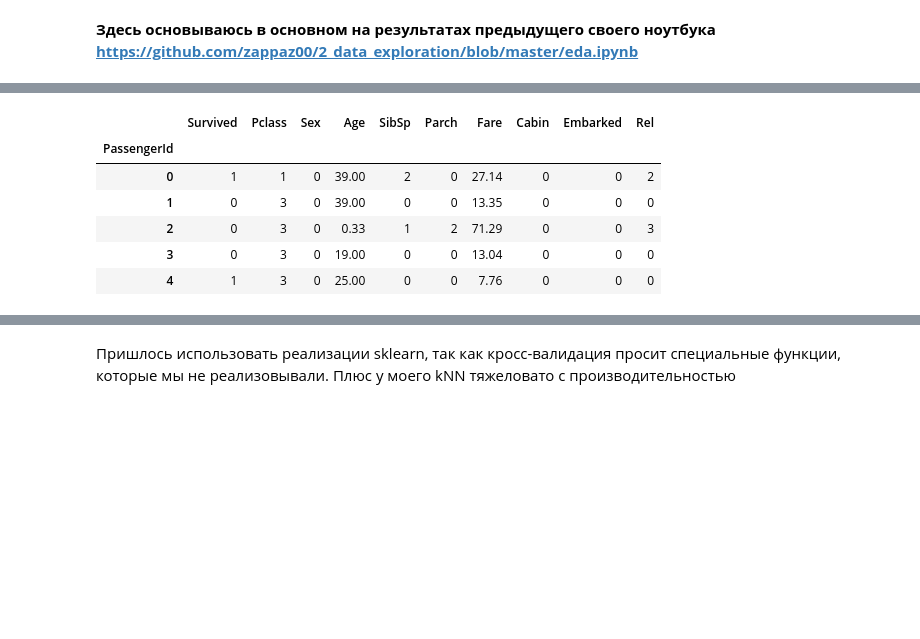
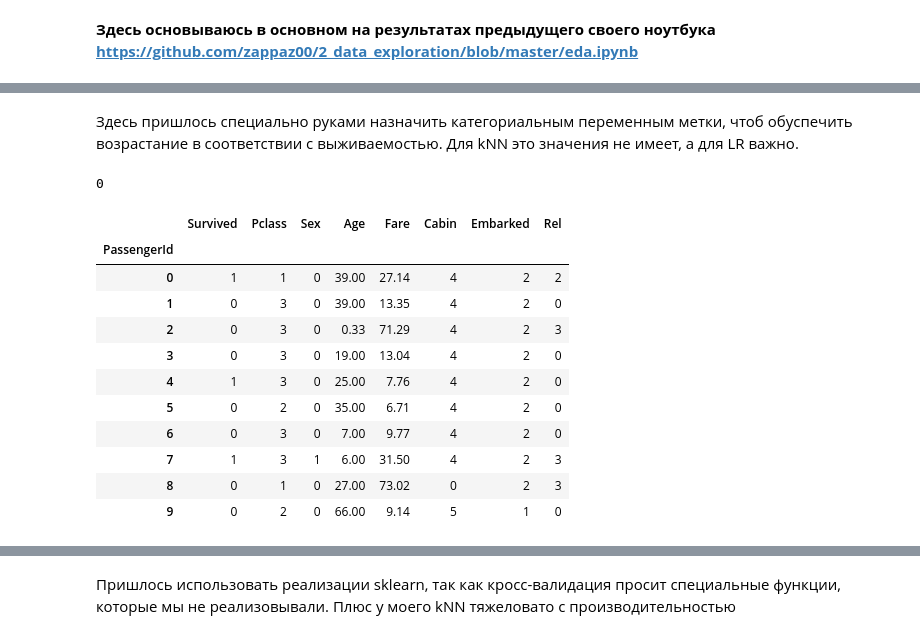
Before and after one commit to zappaz00/5_classification_linear_knn, a Jupyter notebook: hw_classification.ipynb, the cells around one changed output, grey strips where cells are left out. Cells and saved outputs as stored; diff of their text form; code cells hidden in the pictures; blank space fills up the shorter version.

```diff
--- a/hw_classification.ipynb
+++ b/hw_classification.ipynb
@@ -686,10 +686,63 @@ data_prepared.isna().sum().sum()
+# %% [markdown]
+Здесь пришлось специально руками назначить категориальным переменным метки, чтоб обуспечить возрастание в соответствии с выживаемостью. Для kNN это значения не имеет, а для LR важно.
+# %%
+cabin_value_counts = data_prepared['Cabin'].value_counts()
+embarked_value_counts = data_prepared['Embarked'].value_counts()
+
+age_median = data_prepared['Age'].median()
+fare_median = data_prepared['Fare'].median()
+# %%
+def transform_features(data_in):
+    data_out = data_in.copy()
+
+    data_out = data_out.drop(['Name', 'Ticket'], axis=1)
+    data_out['Rel'] = data_out['SibSp'] + data_out['Parch']
+    data_out = data_out.drop(['Parch', 'SibSp'], axis=1)
+
+    data_out['Age'][data_out['Age'].isna()] = age_median
+    data_out['Fare'][data_out['Fare'].isna()] = fare_median
+    data_out['Cabin'][data_out['Cabin'].isna()] = cabin_value_counts.index[cabin_value_counts.argmax()]
+    data_out['Embarked'][data_out['Embarked'].isna()] = embarked_value_counts.index[embarked_value_counts.argmax()]
+
+    data_out['Cabin'][data_out['Cabin']=='A'] = 0
+    data_out['Cabin'][data_out['Cabin']=='T'] = 1
+    data_out['Cabin'][data_out['Cabin']=='E'] = 2
+    data_out['Cabin'][data_out['Cabin']=='B'] = 3
+    data_out['Cabin'][data_out['Cabin']=='C'] = 4
+    data_out['Cabin'][data_out['Cabin']=='D'] = 5
+    data_out['Cabin'][data_out['Cabin']=='G'] = 6
+    data_out['Cabin'][data_out['Cabin']=='F'] = 7
+
+    data_out['Embarked'][data_out['Embarked']=='Q'] = 0
+    data_out['Embarked'][data_out['Embarked']=='C'] = 1
+    data_out['Embarked'][data_out['Embarked']=='S'] = 2
+
+    data_out['Sex'][data_out['Sex']=='male'] = 0
+    data_out['Sex'][data_out['Sex']=='female'] = 1
+
+    data_out['Cabin'] = data_out['Cabin'].astype(int)
+    data_out['Embarked'] = data_out['Embarked'].astype(int)
+    data_out['Sex'] = data_out['Sex'].astype(int)
+
+    return data_out
+# %%
+data_prepared = transform_features(data_prepared)
+# %%
+data_prepared.isna().sum().sum()
+# %% [output]
+0
 # %%
-data_prepared.head()
+data_prepared.head(10)
 # %% [output]
-|  | Survived | Pclass | Sex | Age | SibSp | Parch | Fare | Cabin | Embarked | Rel |
-| PassengerId |  |  |  |  |  |  |  |  |  |  |
-| 0 | 1 | 1 | 0 | 39.00 | 2 | 0 | 27.14 | 0 | 0 | 2 |
-| 1 | 0 | 3 | 0 | 39.00 | 0 | 0 | 13.35 | 0 | 0 | 0 |
-| 2 | 0 | 3 | 0 | 0.33 | 1 | 2 | 71.29 | 0 | 0 | 3 |
-| 3 | 0 | 3 | 0 | 19.00 | 0 | 0 | 13.04 | 0 | 0 | 0 |
-| 4 | 1 | 3 | 0 | 25.00 | 0 | 0 | 7.76 | 0 | 0 | 0 |
+|  | Survived | Pclass | Sex | Age | Fare | Cabin | Embarked | Rel |
+| PassengerId |  |  |  |  |  |  |  |  |
+| 0 | 1 | 1 | 0 | 39.00 | 27.14 | 4 | 2 | 2 |
+| 1 | 0 | 3 | 0 | 39.00 | 13.35 | 4 | 2 | 0 |
+| 2 | 0 | 3 | 0 | 0.33 | 71.29 | 4 | 2 | 3 |
+| 3 | 0 | 3 | 0 | 19.00 | 13.04 | 4 | 2 | 0 |
+| 4 | 1 | 3 | 0 | 25.00 | 7.76 | 4 | 2 | 0 |
+| 5 | 0 | 2 | 0 | 35.00 | 6.71 | 4 | 2 | 0 |
+| 6 | 0 | 3 | 0 | 7.00 | 9.77 | 4 | 2 | 0 |
+| 7 | 1 | 3 | 1 | 6.00 | 31.50 | 4 | 2 | 3 |
+| 8 | 0 | 1 | 0 | 27.00 | 73.02 | 0 | 2 | 3 |
+| 9 | 0 | 2 | 0 | 66.00 | 9.14 | 5 | 1 | 0 |
```
Also changed, not shown: parts of 24 cells of this notebook, 2 other files.
